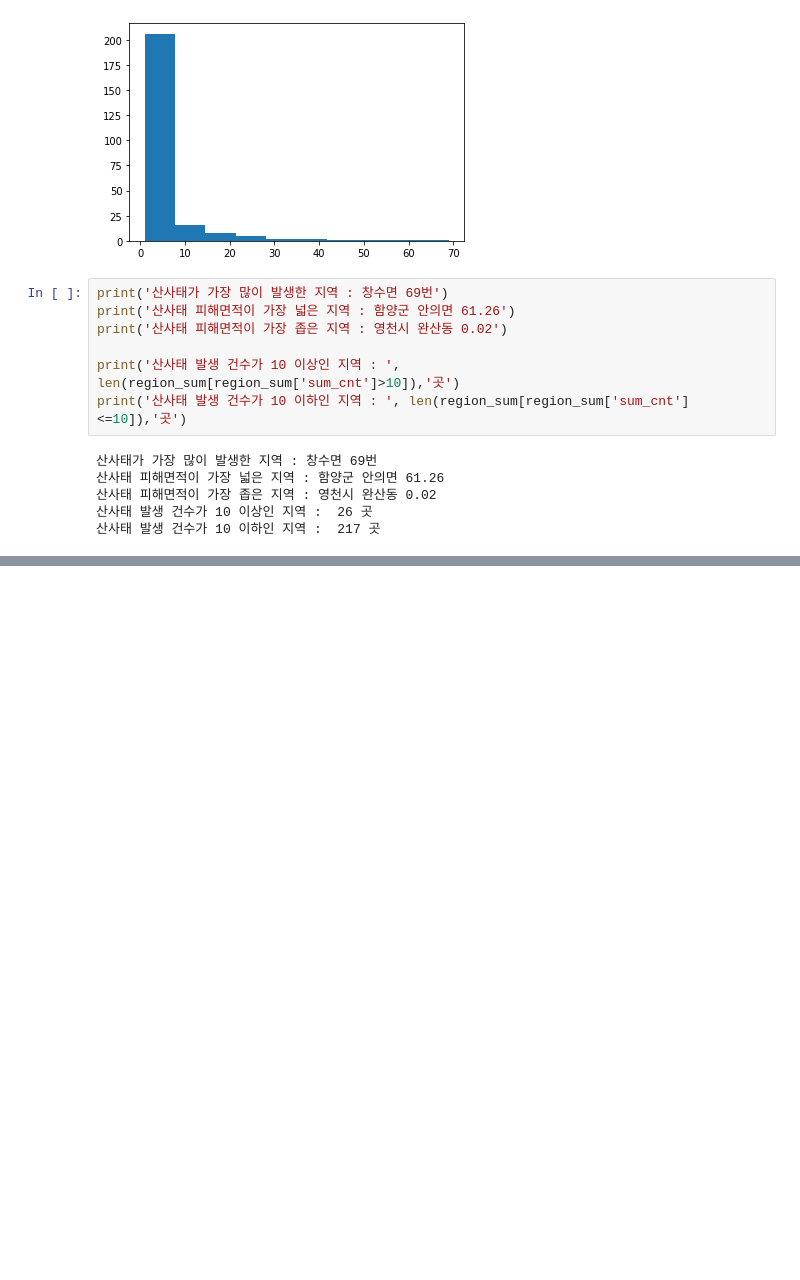
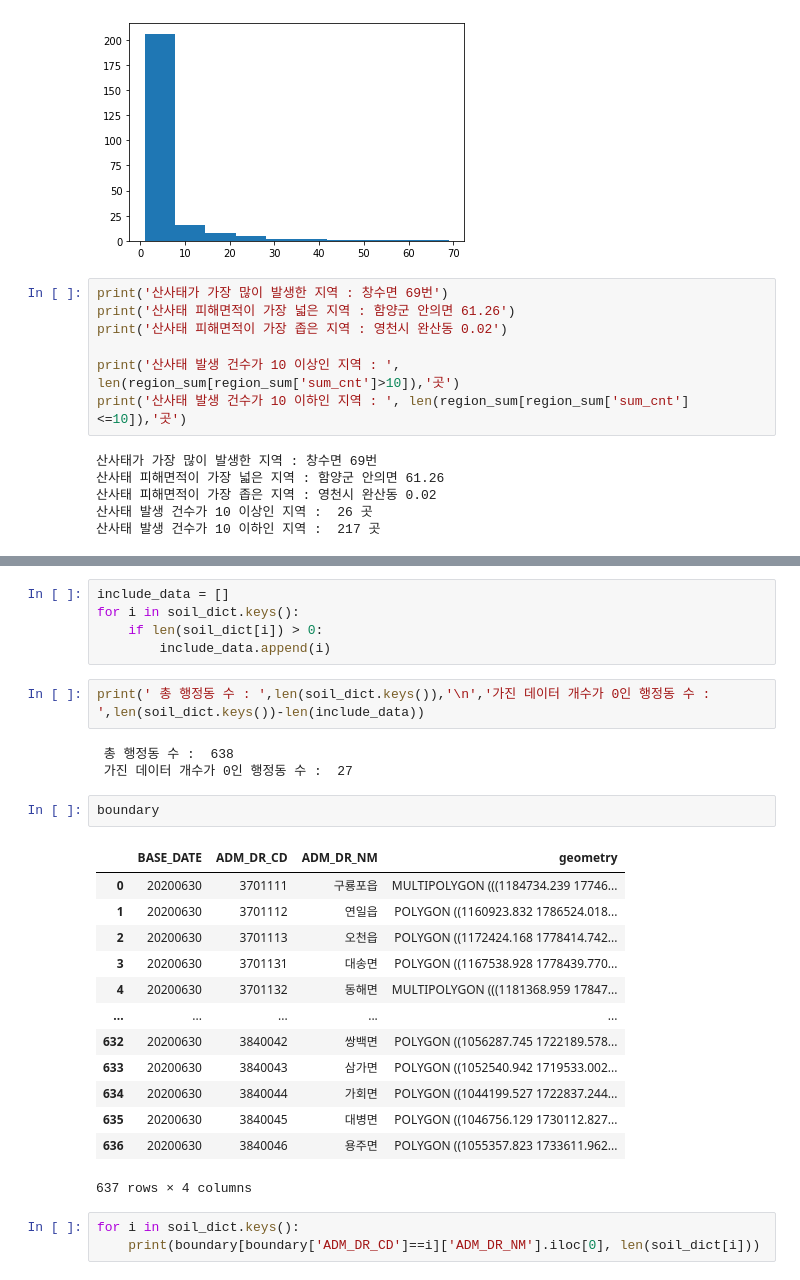
Before and after one commit to Deep-Environment/weather_bigcon_2021, a Jupyter notebook: src/데이터 종류에 따른 지역 클러스터링.ipynb, the cells around one changed output, grey strips where cells are left out. Drawn from its saved outputs; the diff is of its cells as text; blank space fills up the shorter version.

```diff
--- a/src/데이터 종류에 따른 지역 클러스터링.ipynb
+++ b/src/데이터 종류에 따른 지역 클러스터링.ipynb
@@ -97,0 +156,29 @@ No handles with labels found to put in legend.
+# %%
+include_data = []
+for i in soil_dict.keys():
+    if len(soil_dict[i]) > 0:
+        include_data.append(i)
+# %%
+print(' 총 행정동 수 : ',len(soil_dict.keys()),'\n','가진 데이터 개수가 0인 행정동 수 : ',len(soil_dict.keys())-len(include_data))
+# %% [output]
+ 총 행정동 수 :  638
+ 가진 데이터 개수가 0인 행정동 수 :  27
+# %%
+boundary
+# %% [output]
+|  | BASE_DATE | ADM_DR_CD | ADM_DR_NM | geometry |
+| 0 | 20200630 | 3701111 | 구룡포읍 | MULTIPOLYGON (((1184734.239 17746... |
+| 1 | 20200630 | 3701112 | 연일읍 | POLYGON ((1160923.832 1786524.018... |
+| 2 | 20200630 | 3701113 | 오천읍 | POLYGON ((1172424.168 1778414.742... |
+| 3 | 20200630 | 3701131 | 대송면 | POLYGON ((1167538.928 1778439.770... |
+| 4 | 20200630 | 3701132 | 동해면 | MULTIPOLYGON (((1181368.959 17847... |
+| ... | ... | ... | ... | ... |
+| 632 | 20200630 | 3840042 | 쌍백면 | POLYGON ((1056287.745 1722189.578... |
+| 633 | 20200630 | 3840043 | 삼가면 | POLYGON ((1052540.942 1719533.002... |
+| 634 | 20200630 | 3840044 | 가회면 | POLYGON ((1044199.527 1722837.244... |
+| 635 | 20200630 | 3840045 | 대병면 | POLYGON ((1046756.129 1730112.827... |
+| 636 | 20200630 | 3840046 | 용주면 | POLYGON ((1055357.823 1733611.962... |
+637 rows × 4 columns
+# %%
+for i in soil_dict.keys():
+    print(boundary[boundary['ADM_DR_CD']==i]['ADM_DR_NM'].iloc[0], len(soil_dict[i]))
```
Also changed, not shown: parts of 19 cells of this notebook, 1 other file.
